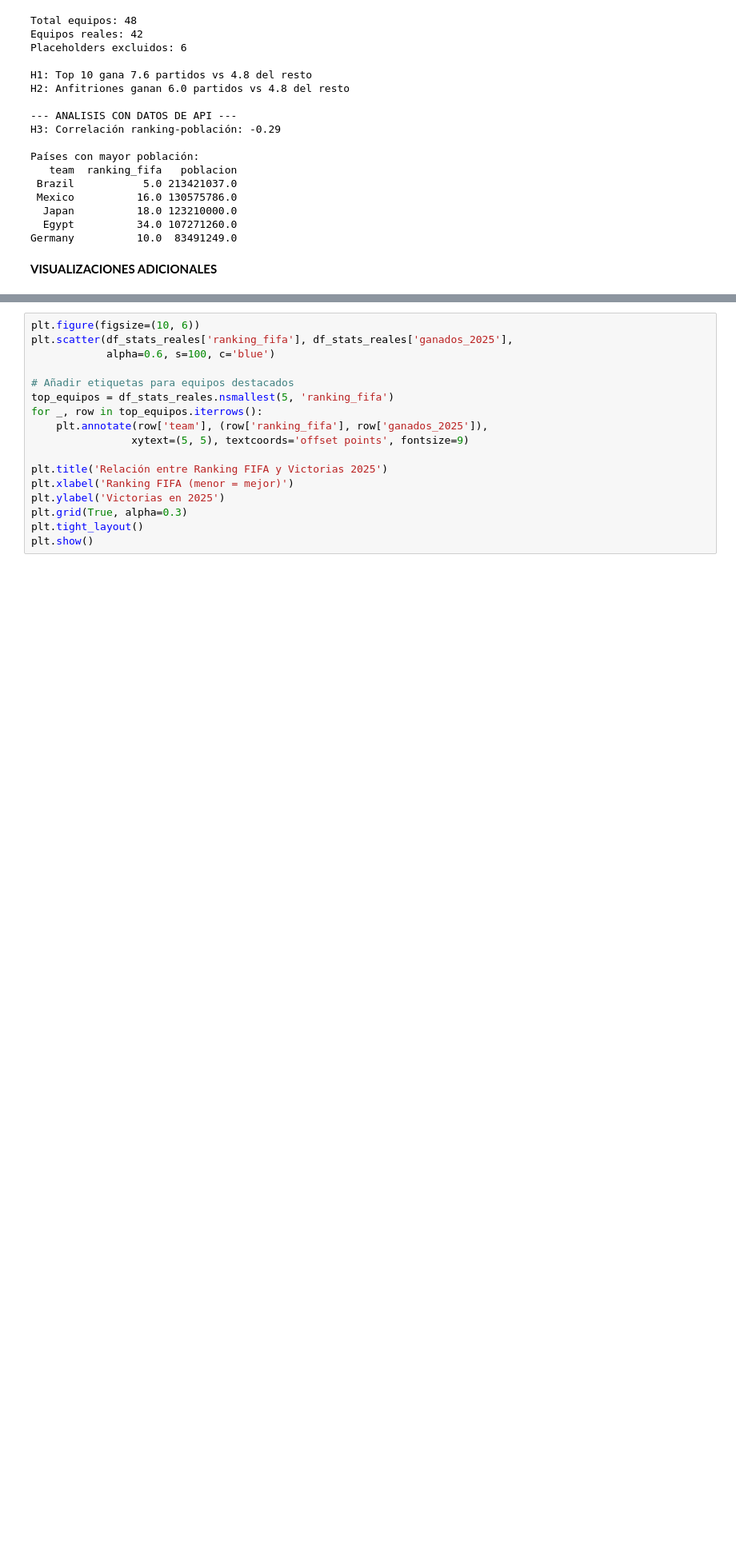
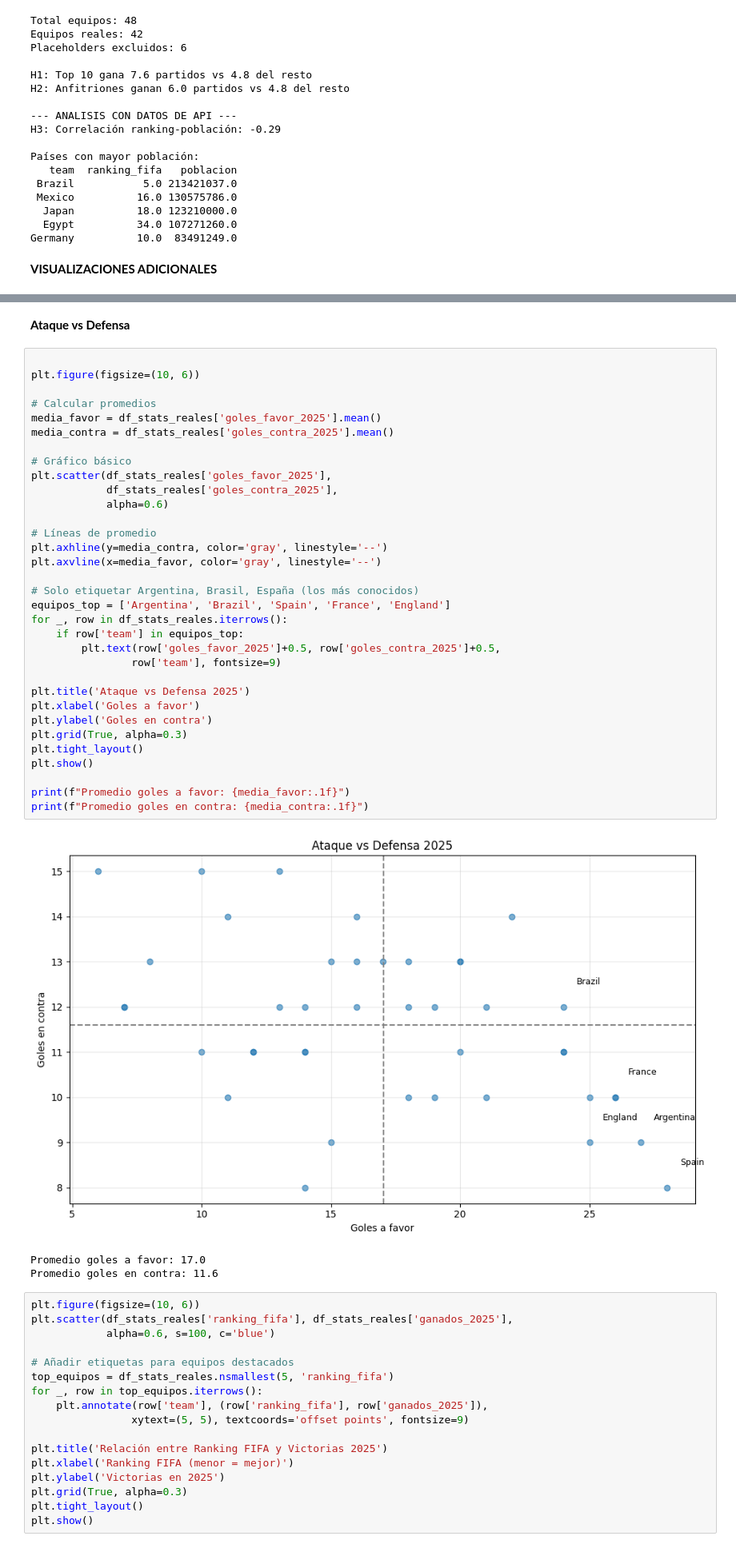
Before and after one commit to ddopazo92/Introduccion_datascience_diego_dopazo, a Jupyter notebook: PROYECTO-DOPAZODIEGO.ipynb, the cells around one changed output, grey strips where cells are left out. Shown at 80% size. Cells and saved outputs as stored; diff of their text form; blank space fills up the shorter version.

```diff
--- a/PROYECTO-DOPAZODIEGO.ipynb
+++ b/PROYECTO-DOPAZODIEGO.ipynb
@@ -666,3 +745,42 @@ plt.show()
+# %% [markdown]
+**Ataque vs Defensa**
+# %%
+
+plt.figure(figsize=(10, 6))
+
+# Calcular promedios
+media_favor = df_stats_reales['goles_favor_2025'].mean()
+media_contra = df_stats_reales['goles_contra_2025'].mean()
+
+# Gráfico básico
+plt.scatter(df_stats_reales['goles_favor_2025'],
+            df_stats_reales['goles_contra_2025'],
+            alpha=0.6)
+
+# Líneas de promedio
+plt.axhline(y=media_contra, color='gray', linestyle='--')
+plt.axvline(x=media_favor, color='gray', linestyle='--')
+
+# Solo etiquetar Argentina, Brasil, España (los más conocidos)
+equipos_top = ['Argentina', 'Brazil', 'Spain', 'France', 'England']
+for _, row in df_stats_reales.iterrows():
+    if row['team'] in equipos_top:
+        plt.text(row['goles_favor_2025']+0.5, row['goles_contra_2025']+0.5,
+                row['team'], fontsize=9)
+
+plt.title('Ataque vs Defensa 2025')
+plt.xlabel('Goles a favor')
+plt.ylabel('Goles en contra')
+plt.grid(True, alpha=0.3)
+plt.tight_layout()
+plt.show()
+
+print(f"Promedio goles a favor: {media_favor:.1f}")
+print(f"Promedio goles en contra: {media_contra:.1f}")
+# %% [output]
+[figure, added]
+Promedio goles a favor: 17.0
+Promedio goles en contra: 11.6
 # %%
 plt.figure(figsize=(10, 6))
 plt.scatter(df_stats_reales['ranking_fifa'], df_stats_reales['ganados_2025'],
```
Also changed, not shown: parts of 8 cells of this notebook.
